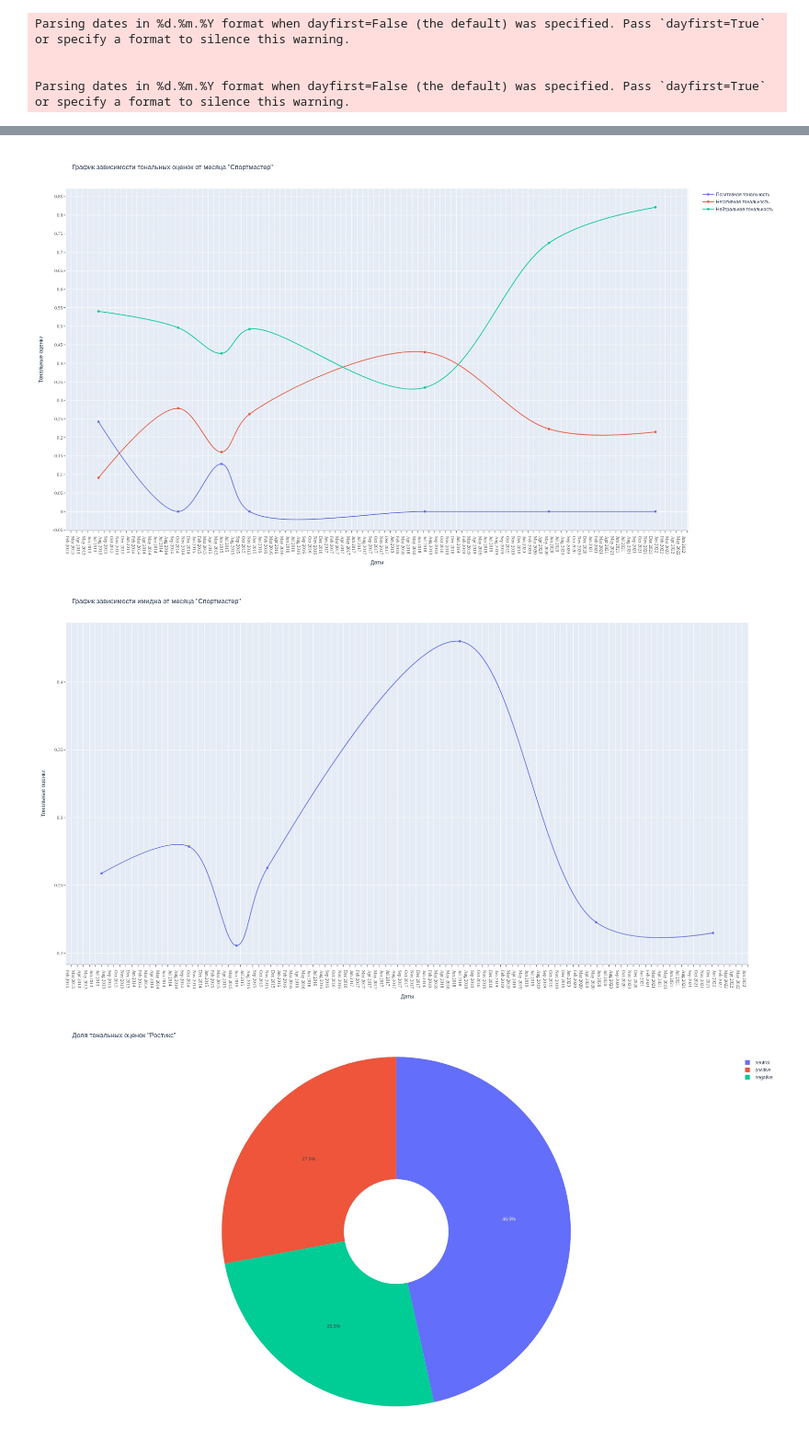
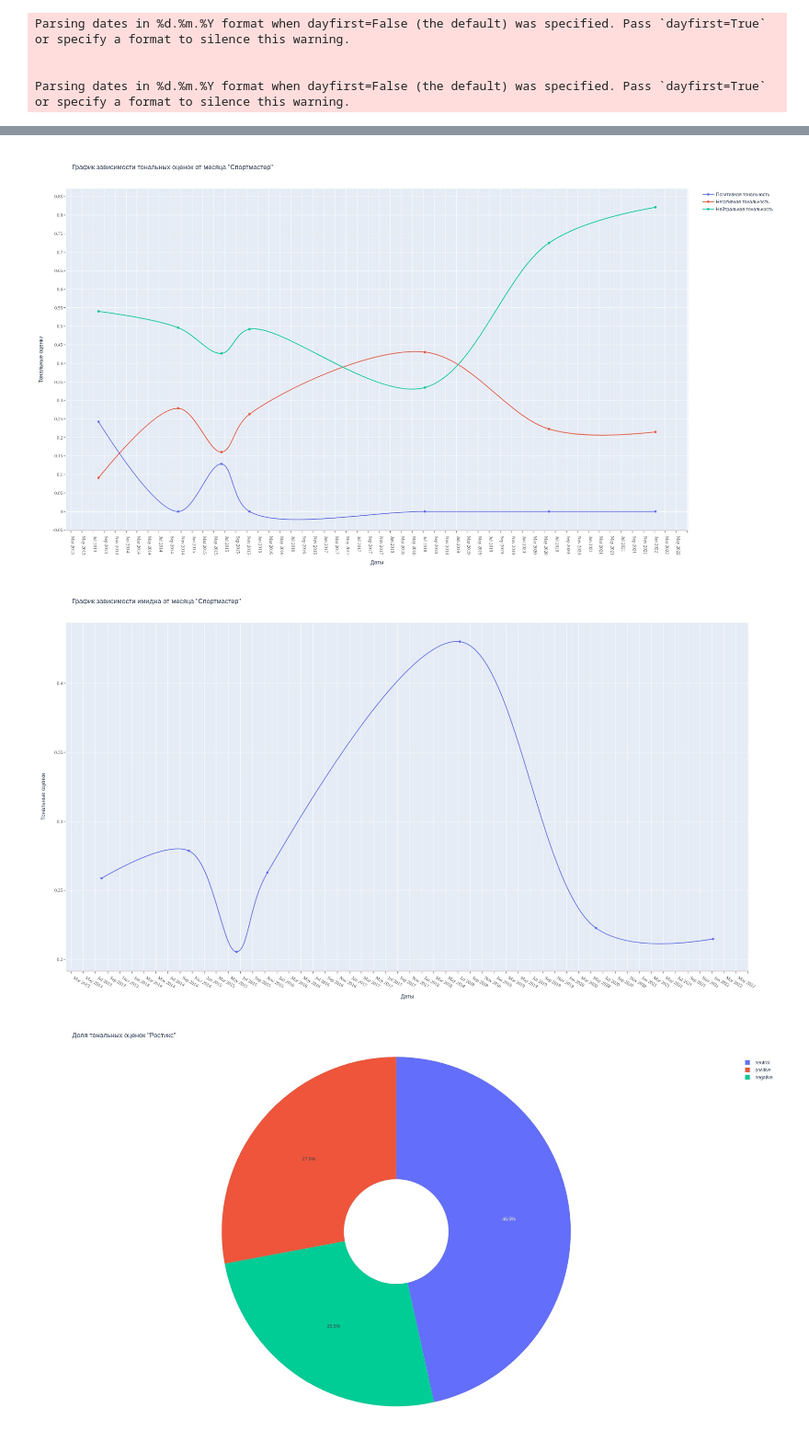
Before and after one commit to DieNice/acsi-notebooks, a Jupyter notebook: reviews-notebook.ipynb, the cells around one changed output, grey strips where cells are left out. Shown at 92% size. Drawn from its saved outputs; the diff is of its cells as text; code cells hidden in the pictures.

```diff
--- a/reviews-notebook.ipynb
+++ b/reviews-notebook.ipynb
@@ -200,7 +200,7 @@ fig.update_layout(title="График зависимости тональных
                       linewidth=2,
                       tickmode='linear',
                       ticks='outside',
-                      dtick="M1",
+                      dtick="M2",
                       ticklabelmode="period",
                       tickfont=dict(
                           family='Times New Roman',
@@ -219,7 +219,7 @@ fig.update_layout(title="График зависимости тональных
                       )))
 fig.show("jpeg",width=1920,height=1080)
 # %% [output]
-[figure, old version]
+[figure, new version]
 # %%
 w1 = w2 = w3 = 1
 w2 = 0
@@ -228,36 +228,35 @@ df_group['grade'] = np.sqrt(w1*(df_group['positive']**2)+w2*(df_group['neutral']
 fig = go.Figure()
 fig.add_trace(go.Scatter(x=df_group["review_date"], y=df_group["grade"], name="Позитивная тональность",
                          line_shape='spline'))
 
 
 fig.update_layout(title="График зависимости имиджа от месяца \"Спортмастер\"",
                   xaxis_title='Даты', yaxis_title='Тональные оценки',
                   xaxis=dict(
                       showticklabels=True,
                       linecolor='rgb(204, 204, 204)',
                       linewidth=2,
-                      tickmode='linear',
                       ticks='outside',
-                      dtick="M1",
+                      dtick="M2",
                       ticklabelmode="period",
                       tickfont=dict(
                           family='Times New Roman',
                           size=12,
                           color='rgb(82, 82, 82)',
                       )),
                   yaxis=dict(
                       tickmode='linear',
                       ticks='outside',
                       tick0=0,
                       dtick=0.05,
                       tickfont=dict(
                           family='Times New Roman',
                           size=12,
                           color='rgb(82, 82, 82)',
                       )))
 fig.show("jpeg",width=1920,height=1080)
 # %% [output]
-[figure, old version]
+[figure, new version]
 # %%
 rost_pie_df = rost_reviews.loc[:, ["neutral", "negative", "positive"]].copy()
 rost_pie_df = rost_pie_df.mean().reset_index()
```
Also changed, not shown: parts of 2 cells of this notebook.
